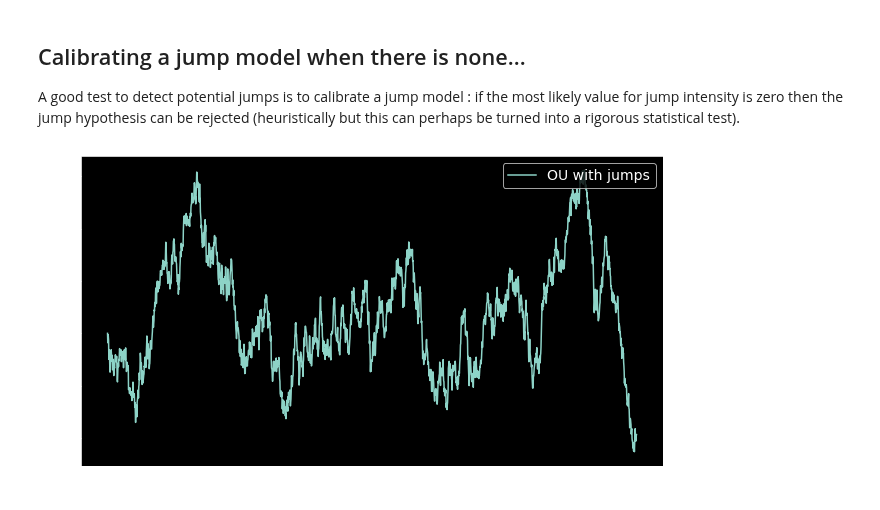
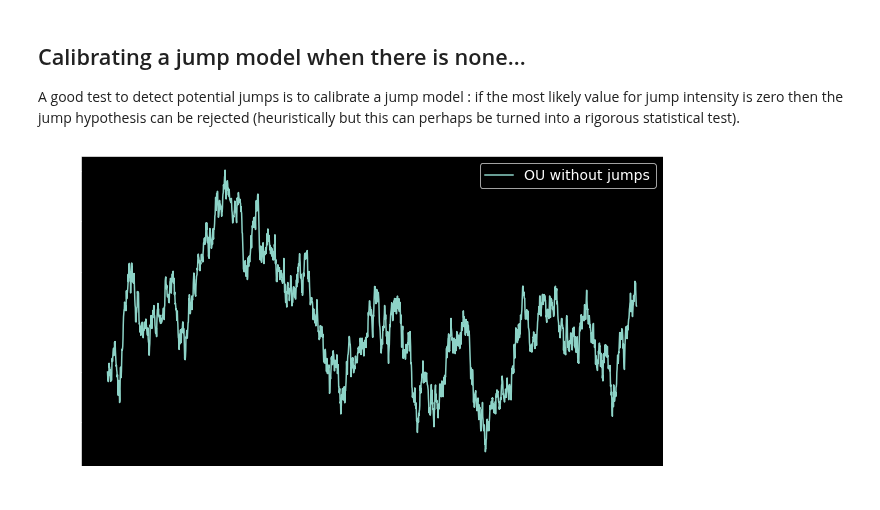
Before and after one commit to sauxpa/Quant, a Jupyter notebook: ou_fitting_examples/ou_fit_artificial_data.ipynb, the cells around one changed output. Saved outputs shown, nothing was run; the diff lists cells and outputs as text; code cells hidden in the pictures.

```diff
--- a/ou_fitting_examples/ou_fit_artificial_data.ipynb
+++ b/ou_fitting_examples/ou_fit_artificial_data.ipynb
@@ -307,23 +300,23 @@ A good test to detect potential jumps is to calibrate a jump model : if the most
 # %%
 fig, ax = plt.subplots(figsize=(9,5), nrows=1, ncols=1)
 
 mean_reversion = 1.0
 long_term = 0.0
 vol = 0.4
 
 OU = Vasicek(x0=0.0, T=T, scheme_steps=SCHEME_STEPS,
              vol=vol, long_term=long_term, mean_reversion=mean_reversion,
             )
 
 df = OU.simulate()
 
-ax.plot(df, label='OU with jumps')
+ax.plot(df, label='OU without jumps')
 ax.legend(loc='upper right')
 
 plt.tight_layout()
 plt.show()
 # %% [output]
-[figure, old version]
+[figure, new version]
 # %%
 fitter = OU_jump_only_Laplace_fitter(theta_init_mode='random',
                                      std_dev_weight=std_dev_weight,
```
Also changed, not shown: parts of 18 cells of this notebook, 1 other file.
